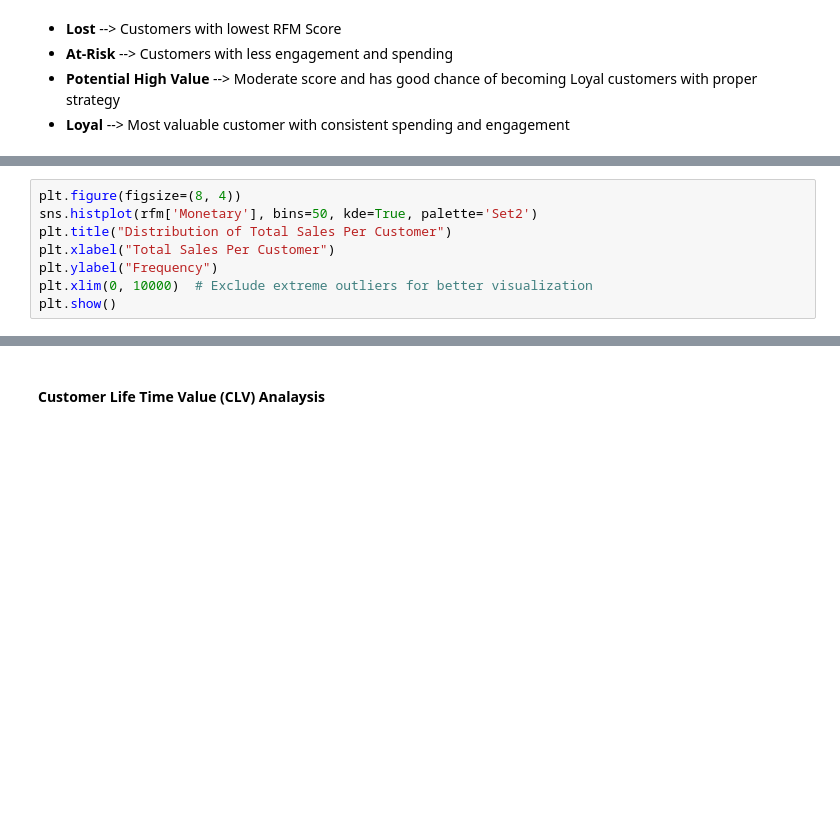
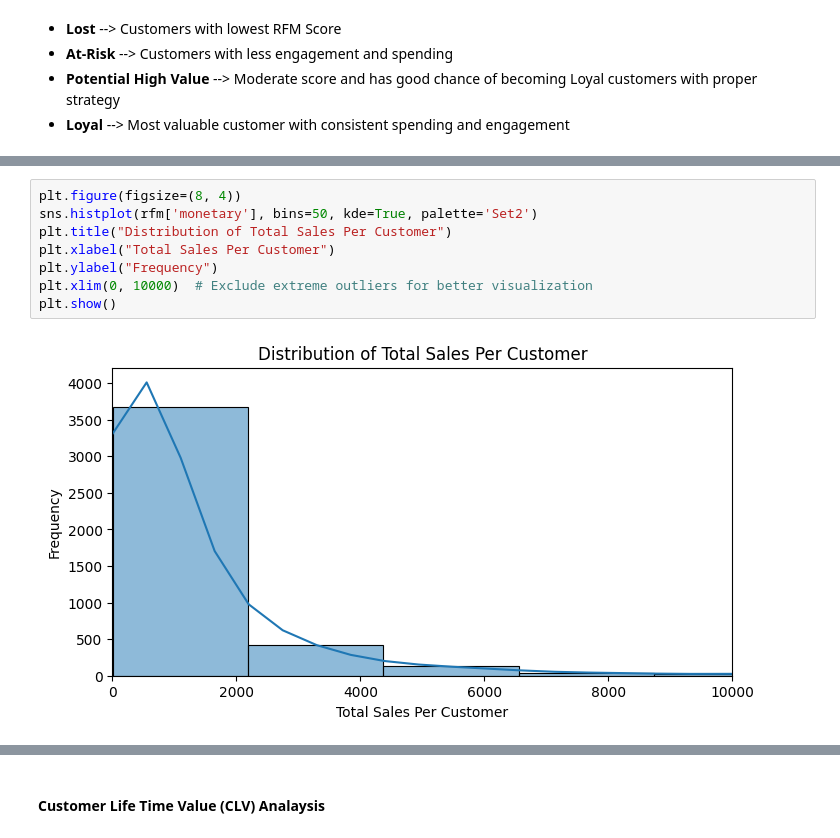
Before and after one commit to sampath-kothapalli/crm-analysis, a Jupyter notebook: crm_analysis.ipynb, the cells around one changed output, grey strips where cells are left out. Drawn from its saved outputs; the diff is of its cells as text; blank space fills up the shorter version.

```diff
--- a/crm_analysis.ipynb
+++ b/crm_analysis.ipynb
@@ -633,9 +650,11 @@ plt.show()
 # %%
 plt.figure(figsize=(8, 4))
-sns.histplot(rfm['Monetary'], bins=50, kde=True, palette='Set2')
+sns.histplot(rfm['monetary'], bins=50, kde=True, palette='Set2')
 plt.title("Distribution of Total Sales Per Customer")
 plt.xlabel("Total Sales Per Customer")
 plt.ylabel("Frequency")
 plt.xlim(0, 10000)  # Exclude extreme outliers for better visualization
 plt.show()
+# %% [output]
+[figure, added]
 # %%
```
Also changed, not shown: parts of 48 cells of this notebook, 1 other file.
